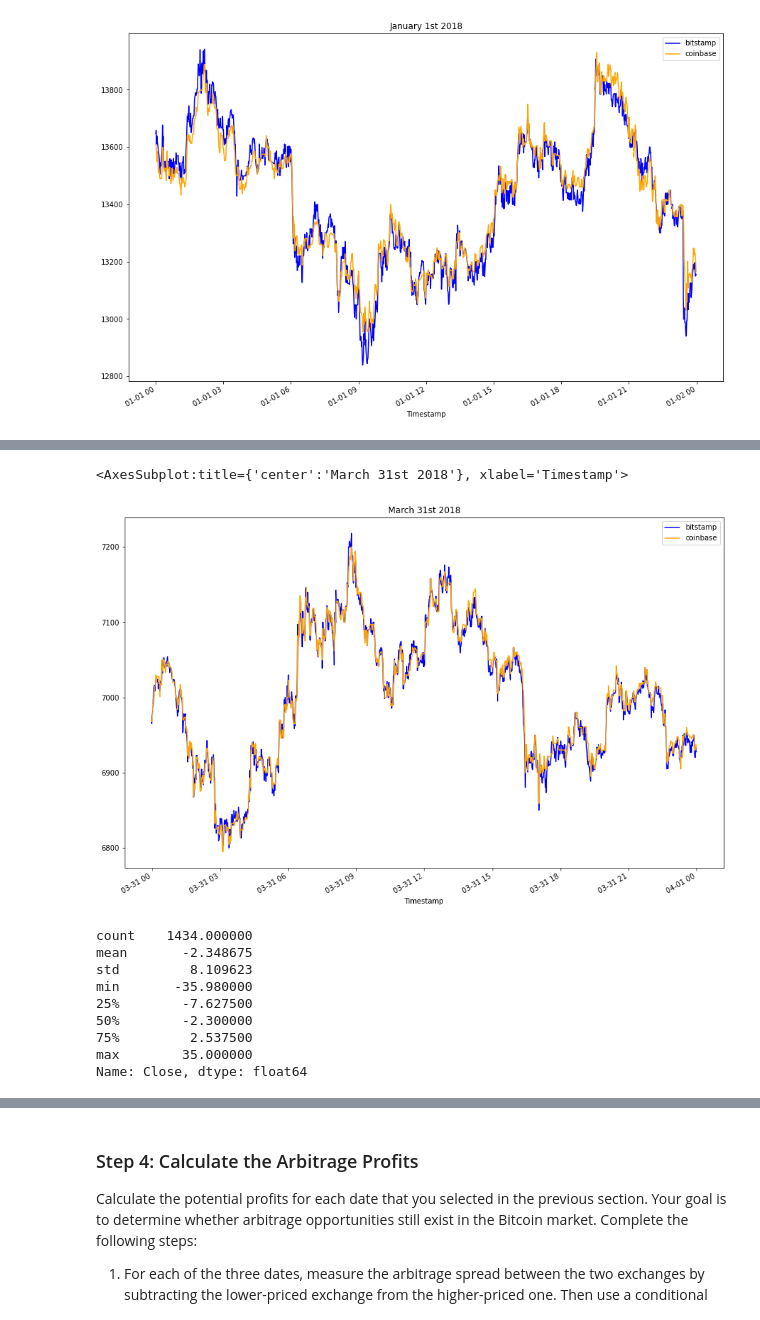
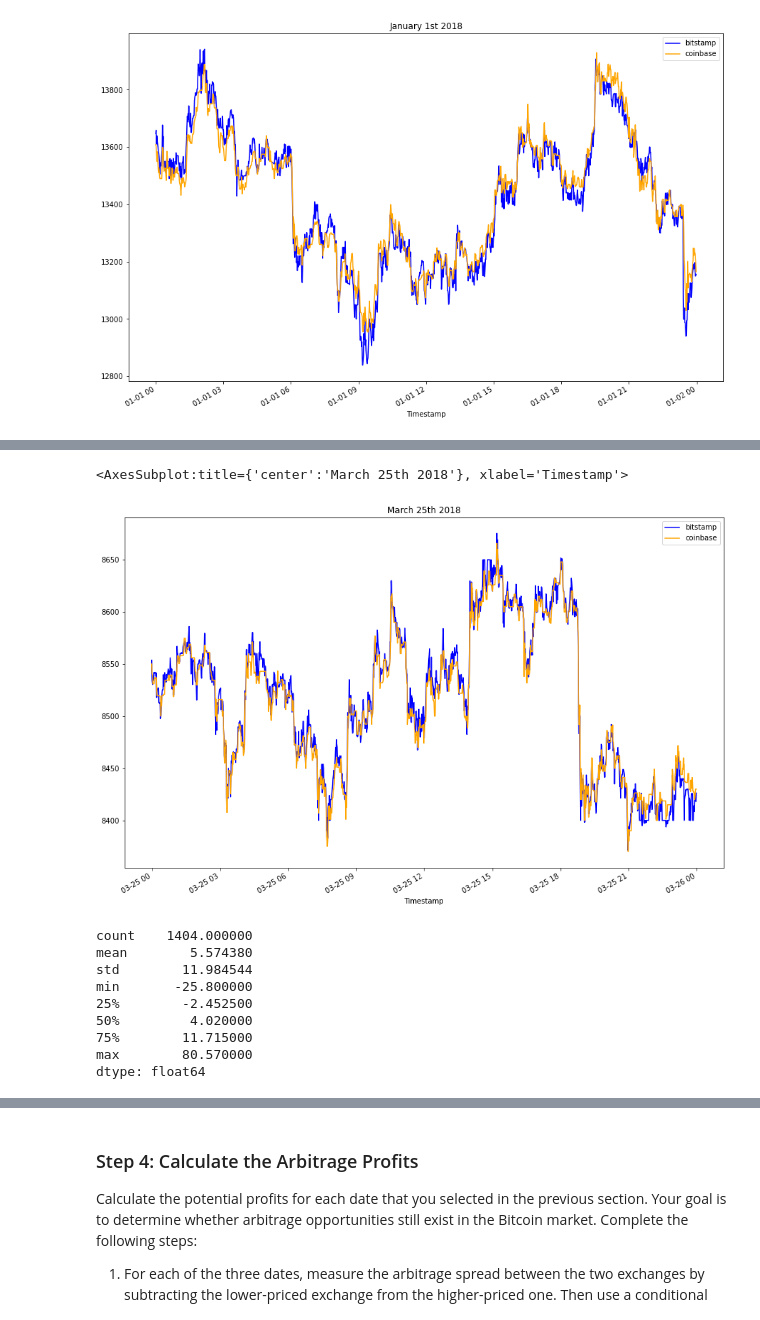
Before and after one commit to scottjmarler/Fintech-crypto_arbitrage, a Jupyter notebook: crypto_arbitrage.ipynb, the cells around one changed output, grey strips where cells are left out. Saved outputs shown, nothing was run; the diff lists cells and outputs as text; code cells hidden in the pictures.

```diff
--- a/crypto_arbitrage.ipynb
+++ b/crypto_arbitrage.ipynb
@@ -339,29 +352,29 @@ arbitrage_spread_middle.plot(kind="box")
 # %%
 # Create an overlay plot that visualizes the two dataframes over a period of one day from late in the dataset.
 # Be sure that the plots include the parameters `legend`, `figsize`, `title`, `color` and `label`
-bitstamp['Close'].loc['2018-03-31'].plot(legend=True, figsize=(15, 10), title="March 31st 2018", color="blue", label="bitstamp")
-coinbase['Close'].loc['2018-03-31'].plot(legend=True, figsize=(15, 10), color="orange", label="coinbase")
+bitstamp['Close'].loc['2018-03-25'].plot(legend=True, figsize=(15, 10), title="March 25th 2018", color="blue", label="bitstamp")
+coinbase['Close'].loc['2018-03-25'].plot(legend=True, figsize=(15, 10), color="orange", label="coinbase")
 # %% [output]
-<AxesSubplot:title={'center':'March 31st 2018'}, xlabel='Timestamp'>
+<AxesSubplot:title={'center':'March 25th 2018'}, xlabel='Timestamp'>
-[figure, old version]
+[figure, new version]
 # %%
 # Using the date from the late that you have selected, calculate the arbitrage spread
 # by subtracting the bitstamp lower closing prices from the coinbase higher closing prices
-arbitrage_spread_late = bitstamp['Close'].loc['2018-03-31'] - coinbase['Close'].loc['2018-03-31']
+arbitrage_spread_late = coinbase['High'].loc['2018-03-25'] - bitstamp['Low'].loc['2018-03-25']
 
 
 # Generate summary statistics for the late DataFrame
 arbitrage_spread_late.describe()
 # %% [output]
-count    1434.000000
-mean       -2.348675
-std         8.109623
-min       -35.980000
-25%        -7.627500
-50%        -2.300000
-75%         2.537500
-max        35.000000
-Name: Close, dtype: float64
+count    1404.000000
+mean        5.574380
+std        11.984544
+min       -25.800000
+25%        -2.452500
+50%         4.020000
+75%        11.715000
+max        80.570000
+dtype: float64
 # %%
 # Visualize the arbitrage spread from late in the dataset in a box plot
 arbitrage_spread_late.plot(kind="box")
```
Also changed, not shown: parts of 45 cells of this notebook.
